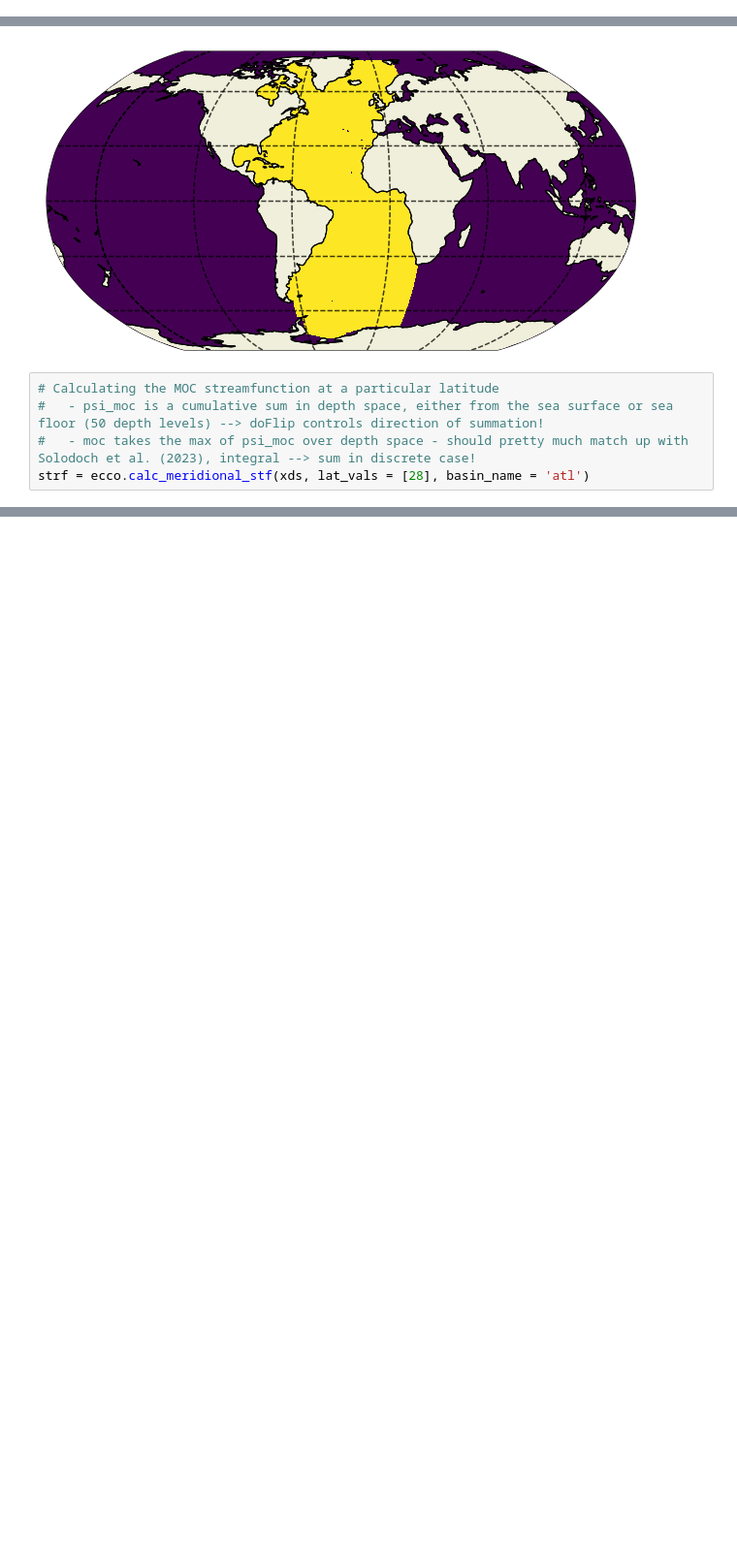
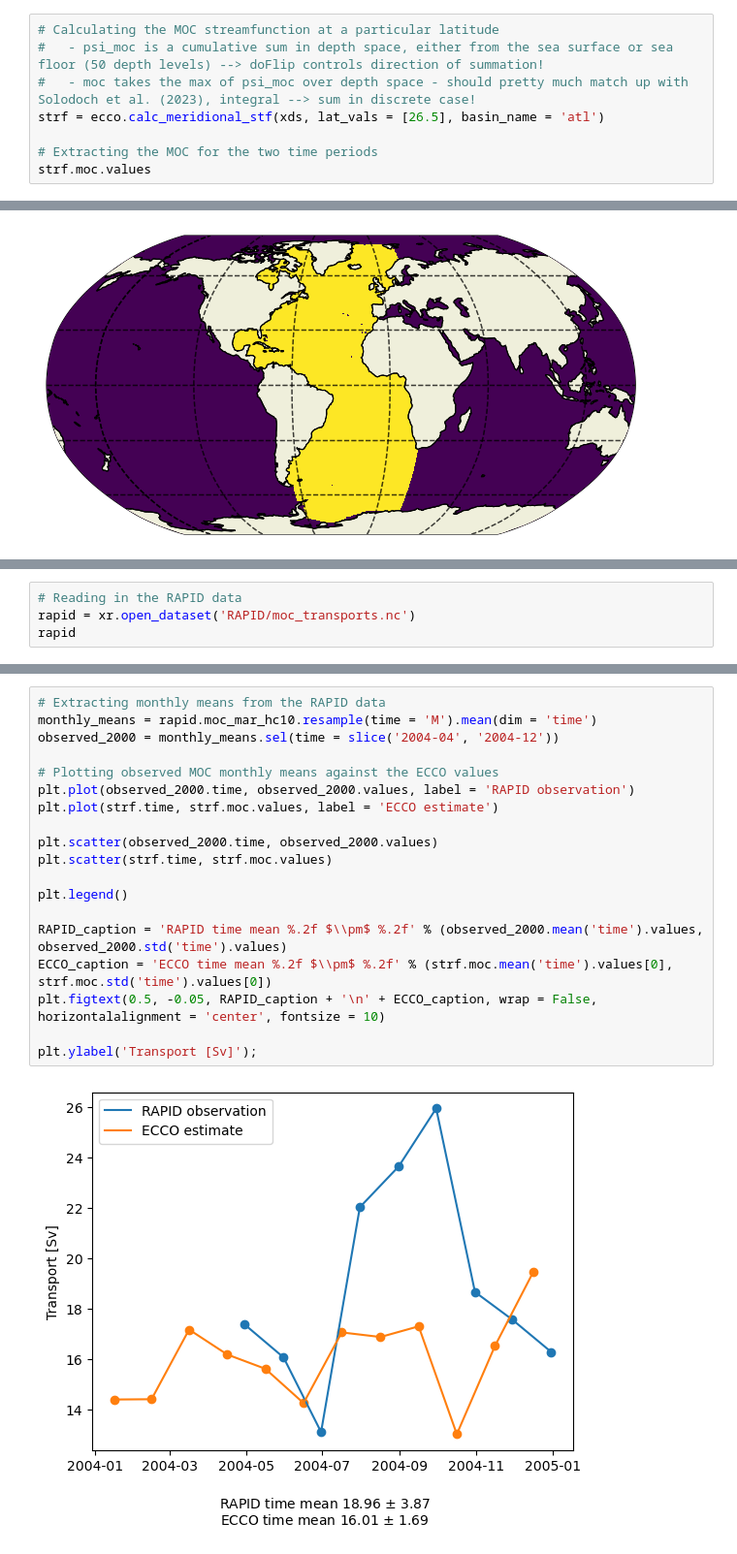
Before and after one commit to ai4er-cdt/OTP, a Jupyter notebook: calculating_MOC_streamfunction.ipynb, the cells around one changed output, grey strips where cells are left out. Shown at 97% size. Cells and saved outputs as stored; diff of their text form; blank space fills up the shorter version.

Commit message:
Calculated streamfunction for 2004, compared to first year of available RAPID array data

```diff
--- a/calculating_MOC_streamfunction.ipynb
+++ b/calculating_MOC_streamfunction.ipynb
@@ -57,3 +79,11 @@ Coordinates: (12/22)
     summary:                         This dataset provides geometric paramete...
     title:                           ECCO Geometry Parameters for the Lat-Lon...
     uuid:                            87ff7d24-86e5-11eb-9c5f-f8f21e2ee3e0
+# %%
+# Calculating the MOC streamfunction at a particular latitude
+#   - psi_moc is a cumulative sum in depth space, either from the sea surface or sea floor (50 depth levels) --> doFlip controls direction of summation!
+#   - moc takes the max of psi_moc over depth space - should pretty much match up with Solodoch et al. (2023), integral --> sum in discrete case!
+strf = ecco.calc_meridional_stf(xds, lat_vals = [26.5], basin_name = 'atl')
+
+# Extracting the MOC for the two time periods
+strf.moc.values
@@ -90,8 +155,3 @@ llc_faces_to_tiles: data_tiles dtype  >f4
 shape after reading
 (13, 90, 90)
 [figure]
-# %%
-# Calculating the MOC streamfunction at a particular latitude
-#   - psi_moc is a cumulative sum in depth space, either from the sea surface or sea floor (50 depth levels) --> doFlip controls direction of summation!
-#   - moc takes the max of psi_moc over depth space - should pretty much match up with Solodoch et al. (2023), integral --> sum in discrete case!
-strf = ecco.calc_meridional_stf(xds, lat_vals = [28], basin_name = 'atl')
@@ -130,0 +164,4 @@ Attributes:
+# %%
+# Reading in the RAPID data
+rapid = xr.open_dataset('RAPID/moc_transports.nc')
+rapid
@@ -130,0 +186,21 @@ Attributes:
+# %%
+# Extracting monthly means from the RAPID data
+monthly_means = rapid.moc_mar_hc10.resample(time = 'M').mean(dim = 'time')
+observed_2000 = monthly_means.sel(time = slice('2004-04', '2004-12'))
+
+# Plotting observed MOC monthly means against the ECCO values
+plt.plot(observed_2000.time, observed_2000.values, label = 'RAPID observation')
+plt.plot(strf.time, strf.moc.values, label = 'ECCO estimate')
+
+plt.scatter(observed_2000.time, observed_2000.values)
+plt.scatter(strf.time, strf.moc.values)
+
+plt.legend()
+
+RAPID_caption = 'RAPID time mean %.2f $\\pm$ %.2f' % (observed_2000.mean('time').values, observed_2000.std('time').values)
+ECCO_caption = 'ECCO time mean %.2f $\\pm$ %.2f' % (strf.moc.mean('time').values[0], strf.moc.std('time').values[0])
+plt.figtext(0.5, -0.05, RAPID_caption + '\n' + ECCO_caption, wrap = False, horizontalalignment = 'center', fontsize = 10)
+
+plt.ylabel('Transport [Sv]');
+# %% [output]
+[figure, added]
```
Also changed, not shown: parts of 10 cells of this notebook.
